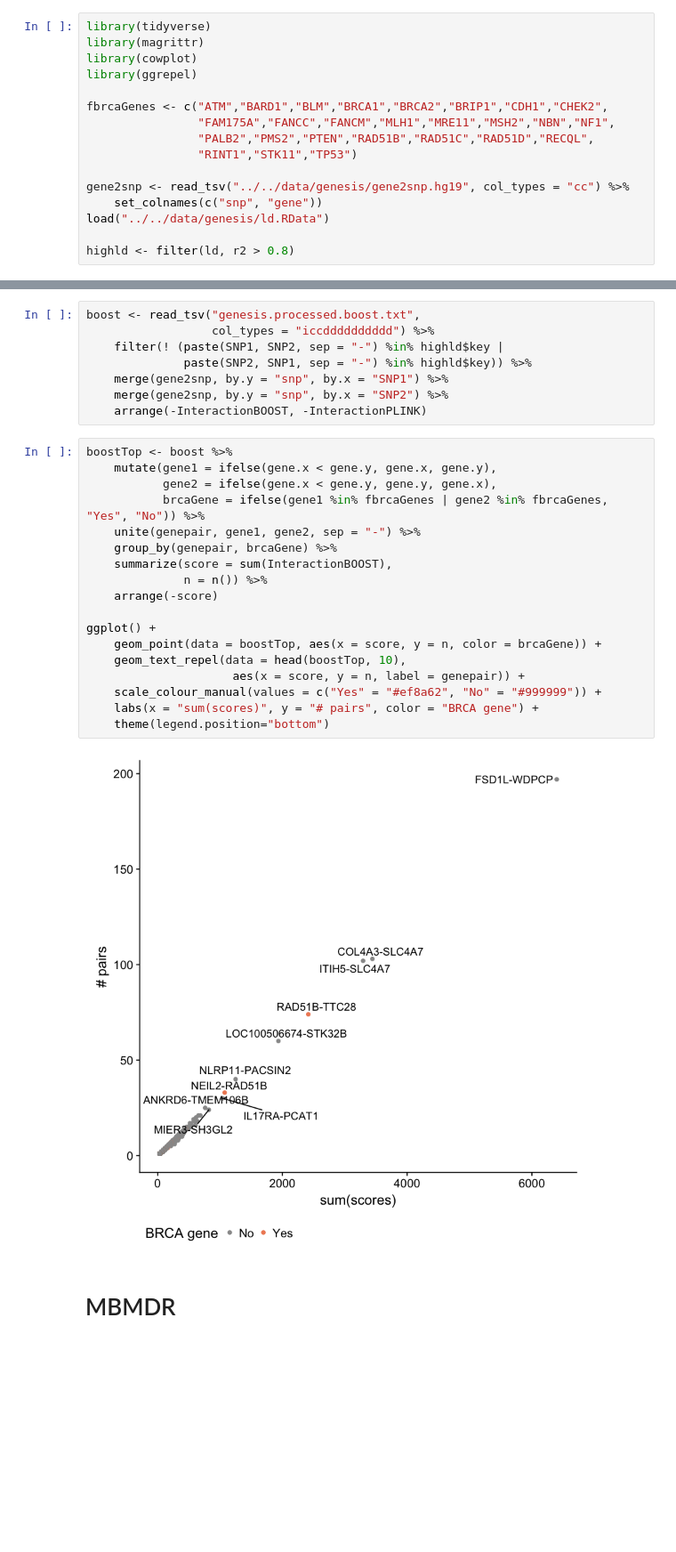
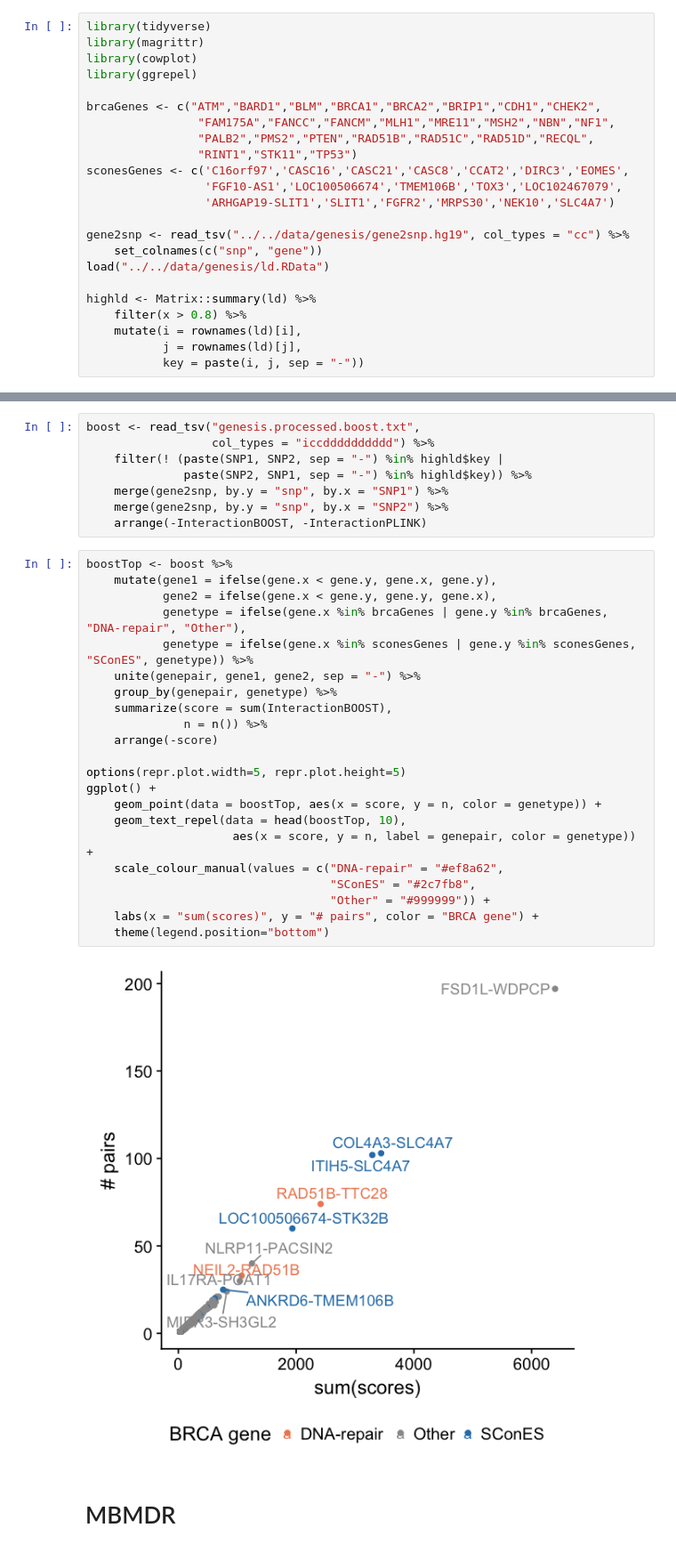
Before and after one commit to hclimente/genewa, a Jupyter notebook: results/epistasis/genesis_epistasis.ipynb, the cells around one changed output, grey strips where cells are left out. Shown at 89% size. Saved outputs shown, nothing was run; the diff lists cells and outputs as text; blank space fills up the shorter version.

```diff
--- a/results/epistasis/genesis_epistasis.ipynb
+++ b/results/epistasis/genesis_epistasis.ipynb
@@ -4,16 +4,23 @@ library(magrittr)
 library(cowplot)
 library(ggrepel)
 
-fbrcaGenes <- c("ATM","BARD1","BLM","BRCA1","BRCA2","BRIP1","CDH1","CHEK2",
+brcaGenes <- c("ATM","BARD1","BLM","BRCA1","BRCA2","BRIP1","CDH1","CHEK2",
                 "FAM175A","FANCC","FANCM","MLH1","MRE11","MSH2","NBN","NF1",
                 "PALB2","PMS2","PTEN","RAD51B","RAD51C","RAD51D","RECQL",
                 "RINT1","STK11","TP53")
+sconesGenes <- c('C16orf97','CASC16','CASC21','CASC8','CCAT2','DIRC3','EOMES',
+                 'FGF10-AS1','LOC100506674','TMEM106B','TOX3','LOC102467079',
+                 'ARHGAP19-SLIT1','SLIT1','FGFR2','MRPS30','NEK10','SLC4A7')
 
 gene2snp <- read_tsv("../../data/genesis/gene2snp.hg19", col_types = "cc") %>%
     set_colnames(c("snp", "gene"))
 load("../../data/genesis/ld.RData")
 
-highld <- filter(ld, r2 > 0.8)
+highld <- Matrix::summary(ld) %>%
+    filter(x > 0.8) %>%
+    mutate(i = rownames(ld)[i],
+           j = rownames(ld)[j],
+           key = paste(i, j, sep = "-"))
 # %% [output]
 ── Attaching packages ─────────────────────────────────────── tidyverse 1.2.1 ──
 ✔ ggplot2 2.2.1     ✔ purrr   0.2.4
@@ -45,22 +52,26 @@ boost <- read_tsv("genesis.processed.boost.txt",
 # %%
 boostTop <- boost %>%
     mutate(gene1 = ifelse(gene.x < gene.y, gene.x, gene.y),
            gene2 = ifelse(gene.x < gene.y, gene.y, gene.x),
-           brcaGene = ifelse(gene1 %in% fbrcaGenes | gene2 %in% fbrcaGenes, "Yes", "No")) %>%
+           genetype = ifelse(gene.x %in% brcaGenes | gene.y %in% brcaGenes, "DNA-repair", "Other"),
+           genetype = ifelse(gene.x %in% sconesGenes | gene.y %in% sconesGenes, "SConES", genetype)) %>%
     unite(genepair, gene1, gene2, sep = "-") %>%
-    group_by(genepair, brcaGene) %>%
+    group_by(genepair, genetype) %>%
     summarize(score = sum(InteractionBOOST),
               n = n()) %>%
     arrange(-score)
 
+options(repr.plot.width=5, repr.plot.height=5)
 ggplot() +
-    geom_point(data = boostTop, aes(x = score, y = n, color = brcaGene)) +
+    geom_point(data = boostTop, aes(x = score, y = n, color = genetype)) +
     geom_text_repel(data = head(boostTop, 10),
-                     aes(x = score, y = n, label = genepair)) +
-    scale_colour_manual(values = c("Yes" = "#ef8a62", "No" = "#999999")) +
+                     aes(x = score, y = n, label = genepair, color = genetype)) +
+    scale_colour_manual(values = c("DNA-repair" = "#ef8a62",
+                                   "SConES" = "#2c7fb8",
+                                   "Other" = "#999999")) +
     labs(x = "sum(scores)", y = "# pairs", color = "BRCA gene") +
     theme(legend.position="bottom")
 # %% [output]
-[figure, old version]
+[figure, new version]
 # %% [markdown]
 # MBMDR
```
Also changed, not shown: parts of 7 cells of this notebook.
